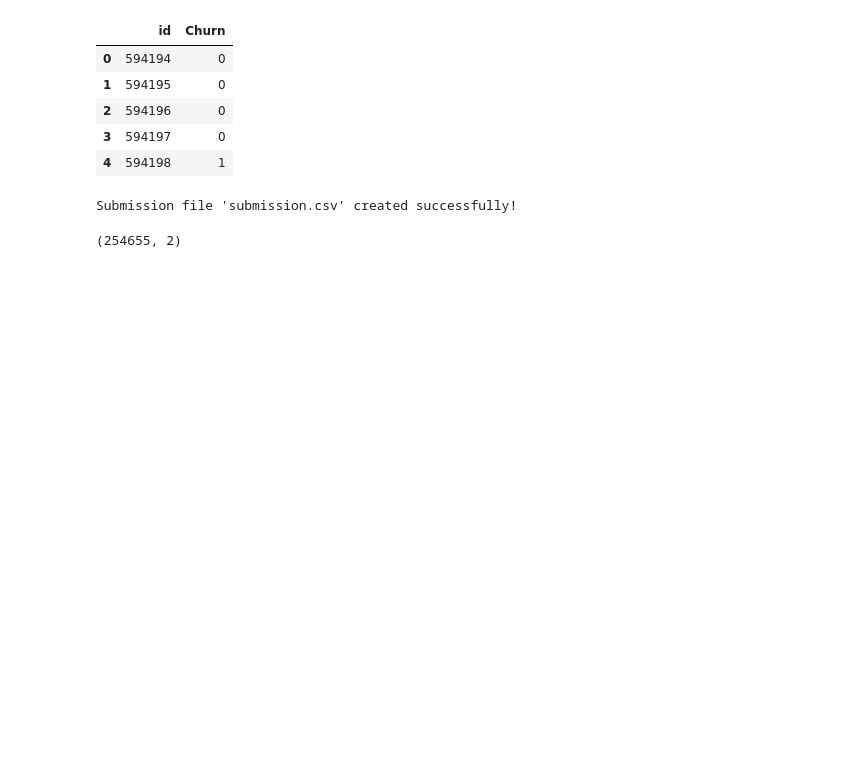
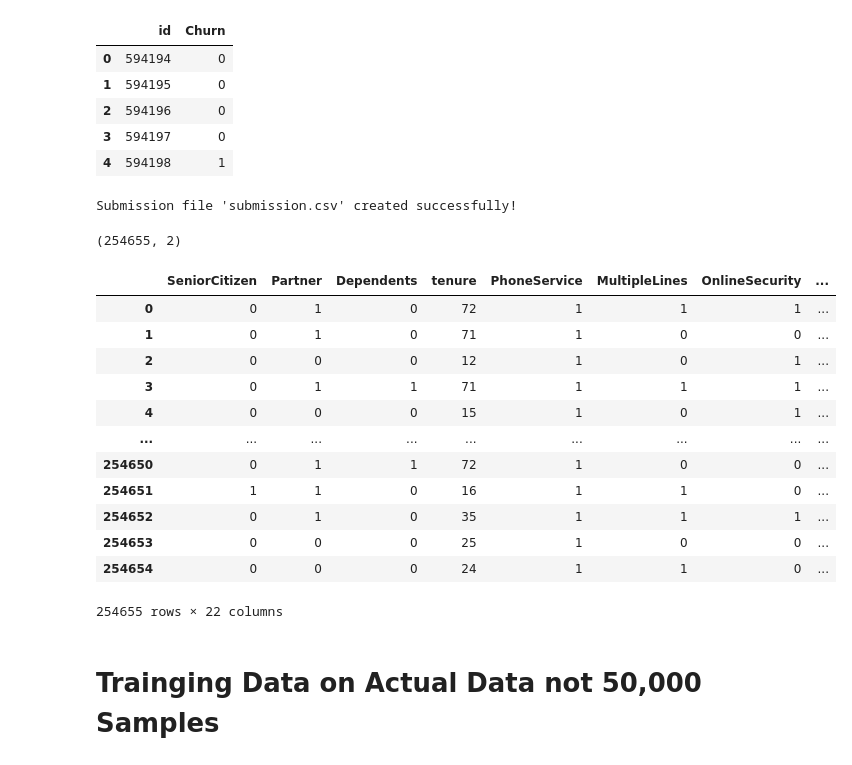
Before and after one commit to YugYadav25/kaggle-notebooks, a Jupyter notebook: Chrun Prediction playground-series-s6e3/ChurnPredic.ipynb, the cells around one changed output. Drawn from its saved outputs; the diff is of its cells as text; code cells hidden in the pictures; blank space fills up the shorter version.

```diff
--- a/Chrun Prediction playground-series-s6e3/ChurnPredic.ipynb
+++ b/Chrun Prediction playground-series-s6e3/ChurnPredic.ipynb
@@ -824,3 +840,21 @@ submission_df.shape
 | 4 | 594198 | 1 |
 Submission file 'submission.csv' created successfully!
 (254655, 2)
+# %%
+test_data_processed
+# %% [output]
+|  | SeniorCitizen | Partner | Dependents | tenure | PhoneService | MultipleLines | OnlineSecurity | ... |
+| 0 | 0 | 1 | 0 | 72 | 1 | 1 | 1 | ... |
+| 1 | 0 | 1 | 0 | 71 | 1 | 0 | 0 | ... |
+| 2 | 0 | 0 | 0 | 12 | 1 | 0 | 1 | ... |
+| 3 | 0 | 1 | 1 | 71 | 1 | 1 | 1 | ... |
+| 4 | 0 | 0 | 0 | 15 | 1 | 0 | 1 | ... |
+| ... | ... | ... | ... | ... | ... | ... | ... | ... |
+| 254650 | 0 | 1 | 1 | 72 | 1 | 0 | 0 | ... |
+| 254651 | 1 | 1 | 0 | 16 | 1 | 1 | 0 | ... |
+| 254652 | 0 | 1 | 0 | 35 | 1 | 1 | 1 | ... |
+| 254653 | 0 | 0 | 0 | 25 | 1 | 0 | 0 | ... |
+| 254654 | 0 | 0 | 0 | 24 | 1 | 1 | 0 | ... |
+254655 rows × 22 columns
+# %% [markdown]
+# Trainging Data on Actual Data not 50,000 Samples
```
Also changed, not shown: parts of 38 cells of this notebook.
